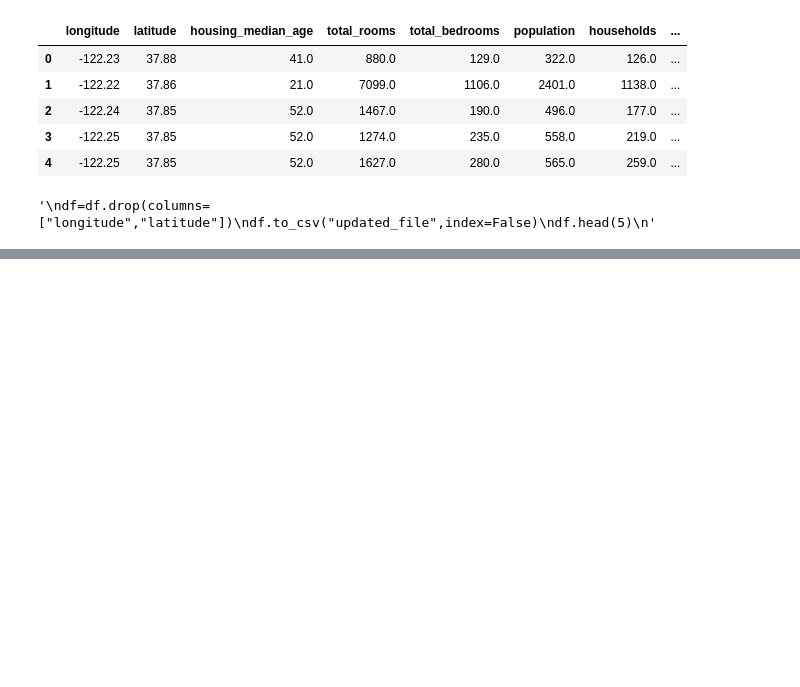
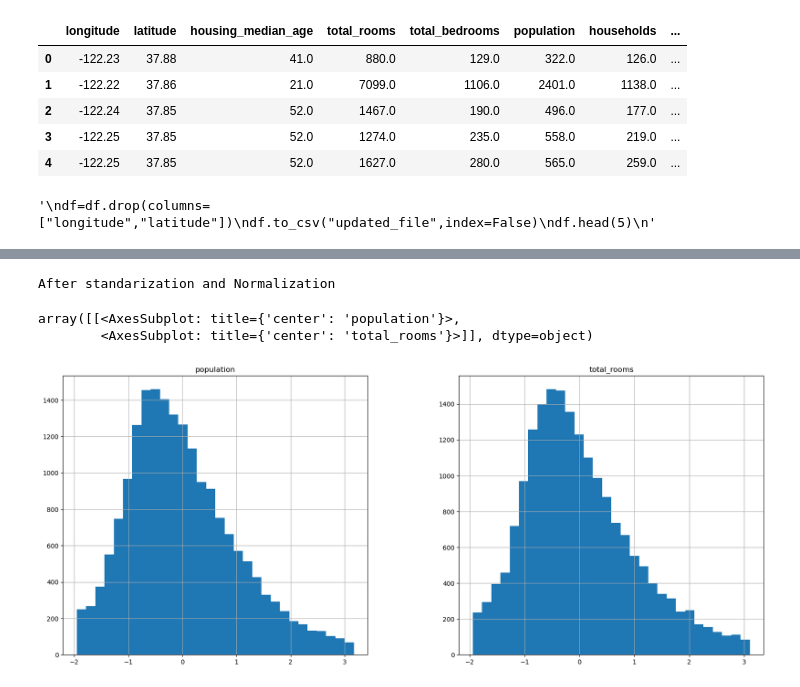
Before and after one commit to bishal-777/Sem-3, a Jupyter notebook: data_science/lab_5and6/assignment.ipynb, the cells around one changed output, grey strips where cells are left out. Drawn from its saved outputs; the diff is of its cells as text; code cells hidden in the pictures; blank space fills up the shorter version.

```diff
--- a/data_science/lab_5and6/assignment.ipynb
+++ b/data_science/lab_5and6/assignment.ipynb
@@ -221,0 +229,10 @@ plt.show()
+# %%
+from sklearn import preprocessing
+print("After standarization and Normalization")
+df3=pd.DataFrame(preprocessing.scale(df2),columns=['population','total_rooms'])
+df3.hist(bins=30,figsize=(20,8))
+# %% [output]
+After standarization and Normalization
+array([[<AxesSubplot: title={'center': 'population'}>,
+        <AxesSubplot: title={'center': 'total_rooms'}>]], dtype=object)
+[figure, added]
```
Also changed, not shown: parts of 13 cells of this notebook, 2 other files.
